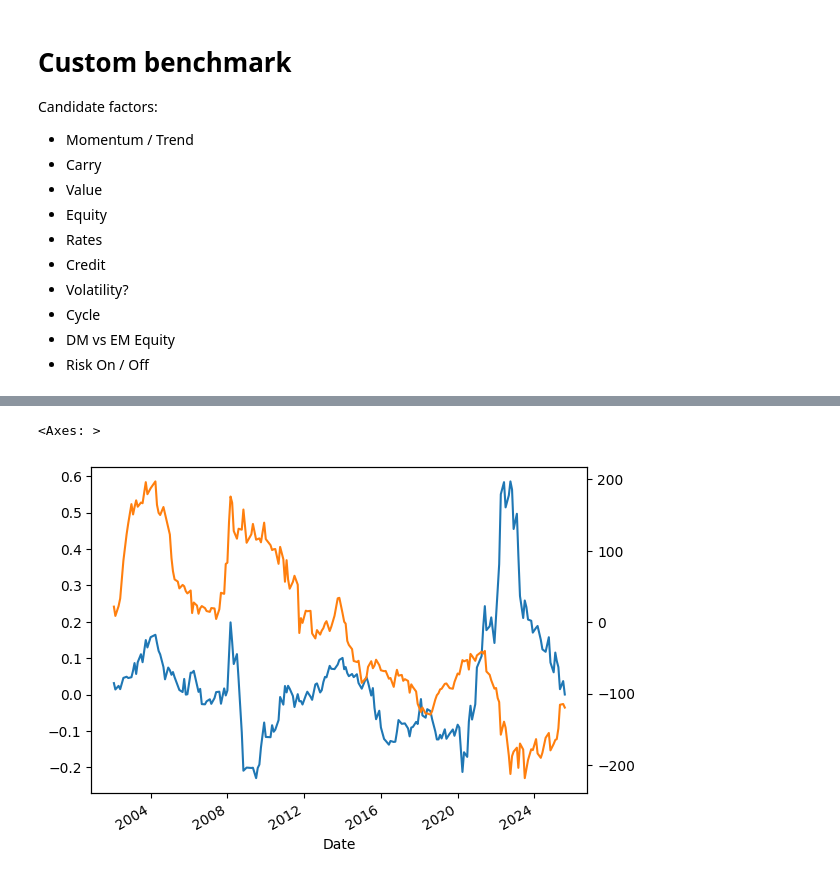
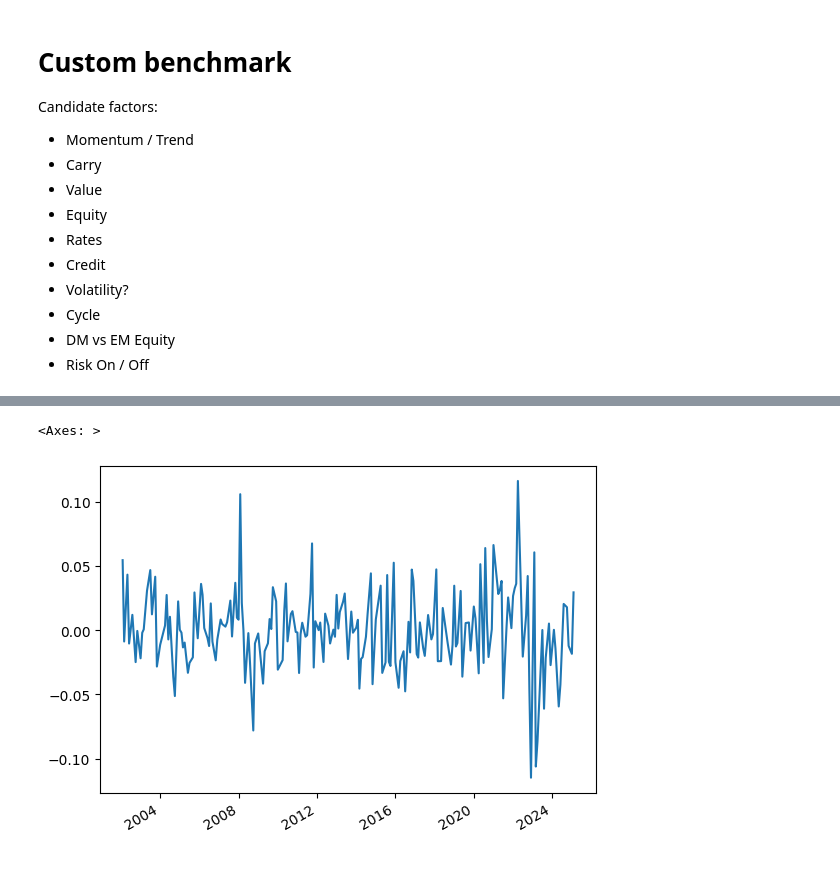
Before and after one commit to kcf1/fina4359-quant-trading, a Jupyter notebook: fina4359_asm1.ipynb, the cells around one changed output, grey strips where cells are left out. Saved outputs shown, nothing was run; the diff lists cells and outputs as text; code cells hidden in the pictures.

```diff
--- a/fina4359_asm1.ipynb
+++ b/fina4359_asm1.ipynb
@@ -253,6 +242,5 @@ res = y - model.predict(sm.add_constant(x))
-# %%
-res.cumsum().plot()
-x['Yield'].cumsum().plot(secondary_y=True)
-# %% [output]
-<Axes: >
-[figure, removed]
+# %%
+res.plot()
+# %% [output]
+<Axes: >
+[figure, added]
```
Also changed, not shown: parts of 23 cells of this notebook.
